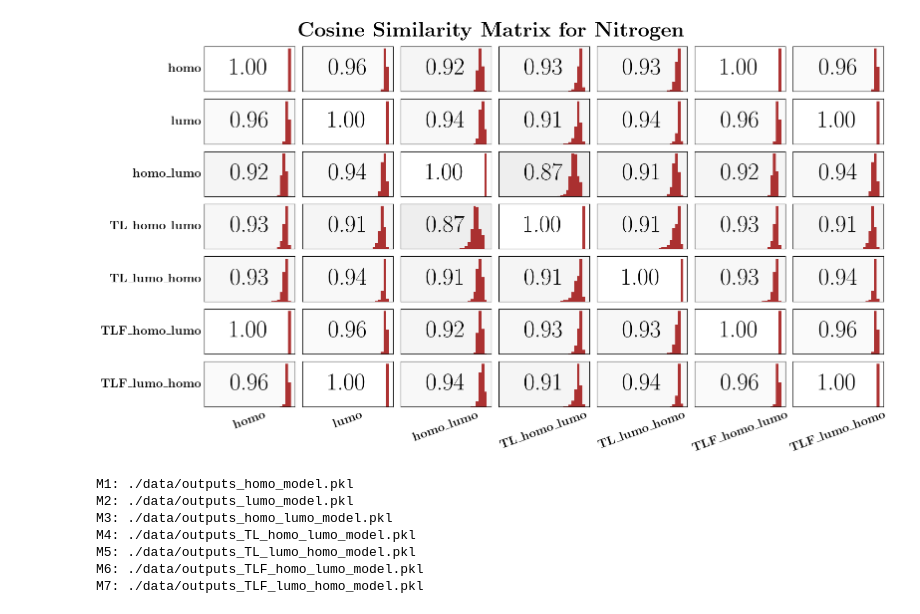
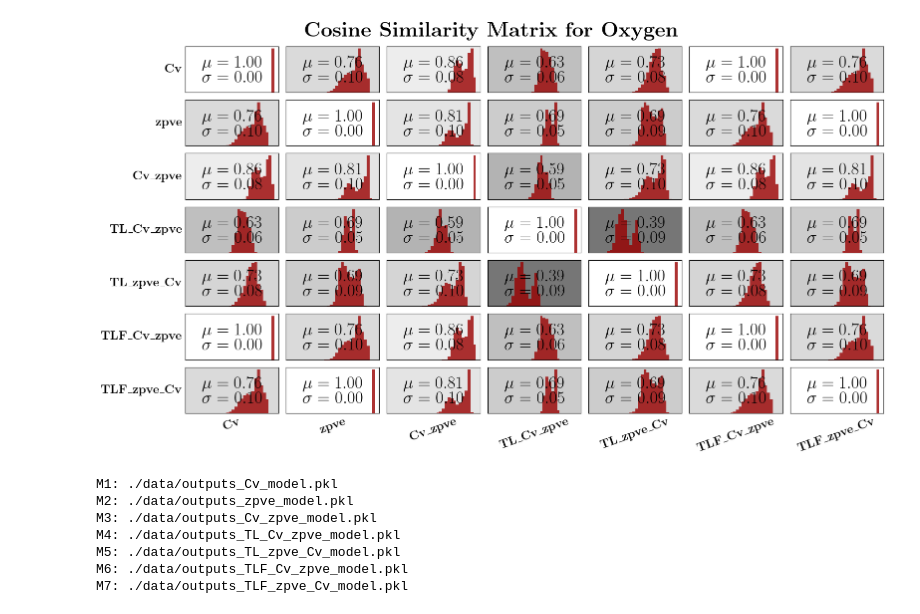
Before and after one commit to odabyskov/DeepLearningProject, a Jupyter notebook: plot/t_SNE/hist_plots.ipynb, the cells around one changed output. Cells and saved outputs as stored; diff of their text form; code cells hidden in the pictures.

```diff
--- a/plot/t_SNE/hist_plots.ipynb
+++ b/plot/t_SNE/hist_plots.ipynb
@@ -35,8 +35,8 @@ atom_map = {
     OXYGEN: "Oxygen"
 }
 
-MODEL_NAME = "lumo"
-CHOSEN_ATOM = CARBON
+MODEL_NAME = "zpve"
+CHOSEN_ATOM = OXYGEN
 # %%
 
 num_rows, num_columns = 7, 7
@@ -145,53 +145,53 @@ for i in range(num_rows):
         axes[i, j].set_yticks([])
 
         mean_str = f"{cosine_similarities[i, j].mean():.2f}"
-        tex_str = r"\textbf{" + mean_str + "}"
+        std_str = f"{cosine_similarities[i, j].std():.2f}"
 
         color = cm.Greys_r(cosine_similarities[i, j].mean())
         axes[i, j].set_facecolor(color)
 
-        axes[i, j].text(0.5, 0.5, mean_str,
+        axes[i, j].text(0.5, 0.5, rf'\noindent$\mu={mean_str}$\newline$\quad\sigma={std_str}$',
                          horizontalalignment='center',
                          verticalalignment='center',
                          transform=axes[i, j].transAxes,
                          color='black',
-                         fontsize=35,
+                         fontsize=25,
                          zorder=10)
         axes[i, j].hist(cosine_similarities[i, j],
                         bins=num_bins,
                         range=(0, 1),
                         color=DTU_RED,
                         zorder=9,
                         alpha=0.8)
 
         if j == 0:
             ylabel_str = model_labels[i]
             axes[i, j].set_ylabel(r"\textbf{" + ylabel_str + "}", rotation=0, ha='right', va='center', fontsize=18)
 
         if i == num_rows - 1:
             xlabel_str = model_labels[j]
             axes[i, j].set_xlabel(r"\textbf{" + xlabel_str + "}", fontsize=18, rotation=20)
 
 
 # Adjust the spacing
 plt.subplots_adjust(hspace=0.05, wspace=0.05)
 title_str = f"Cosine Similarity Matrix for {atom_map[CHOSEN_ATOM]}"
 figure.suptitle(r"\textbf{" + title_str + "}", fontsize=30)
 figure.tight_layout()
 
 
 # Show the plot
 plt.savefig(f"./plots/similarity_matrix_{atom_map[CHOSEN_ATOM].lower()}_{MODEL_NAME}.pdf", bbox_inches='tight')
 plt.show()
 
 for idx, m in enumerate(model_data):
     print(f"M{idx+1}: {m}")
 # %% [output]
-[figure, old version]
+[figure, new version]
-M1: ./data/outputs_homo_model.pkl
-M2: ./data/outputs_lumo_model.pkl
-M3: ./data/outputs_homo_lumo_model.pkl
-M4: ./data/outputs_TL_homo_lumo_model.pkl
-M5: ./data/outputs_TL_lumo_homo_model.pkl
-M6: ./data/outputs_TLF_homo_lumo_model.pkl
-M7: ./data/outputs_TLF_lumo_homo_model.pkl
+M1: ./data/outputs_Cv_model.pkl
+M2: ./data/outputs_zpve_model.pkl
+M3: ./data/outputs_Cv_zpve_model.pkl
+M4: ./data/outputs_TL_Cv_zpve_model.pkl
+M5: ./data/outputs_TL_zpve_Cv_model.pkl
+M6: ./data/outputs_TLF_Cv_zpve_model.pkl
+M7: ./data/outputs_TLF_zpve_Cv_model.pkl
```
Also changed, not shown: parts of 3 cells of this notebook, 6 other files.
